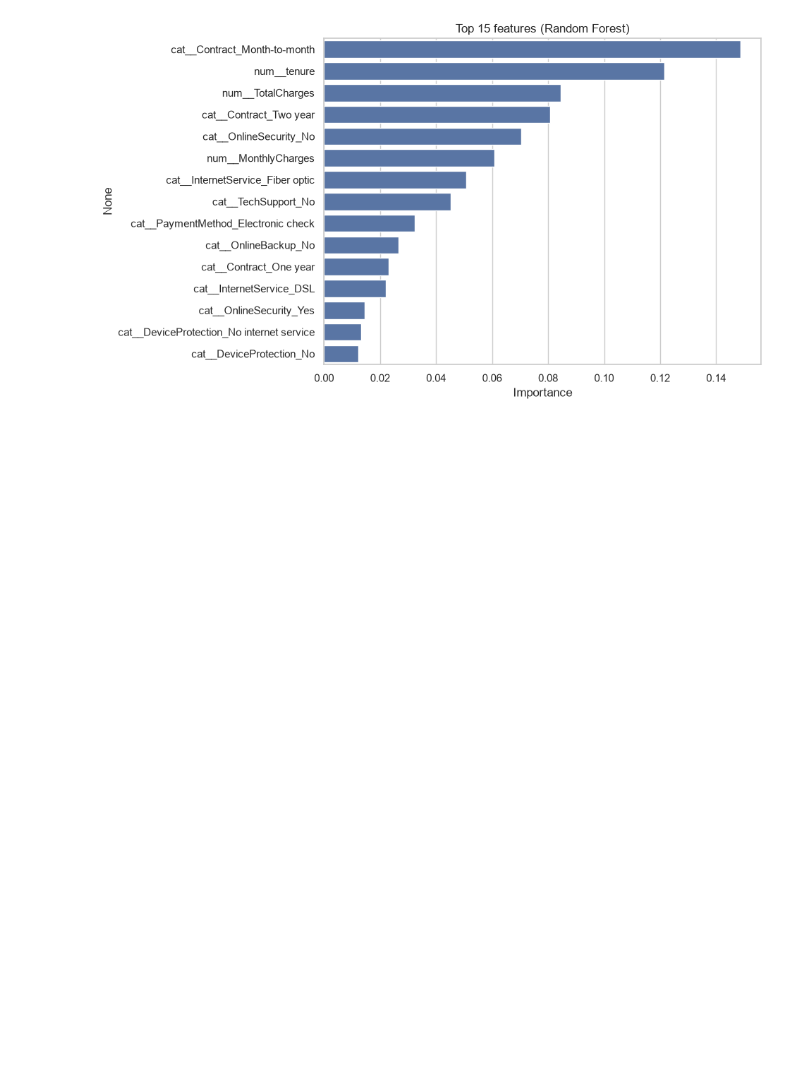
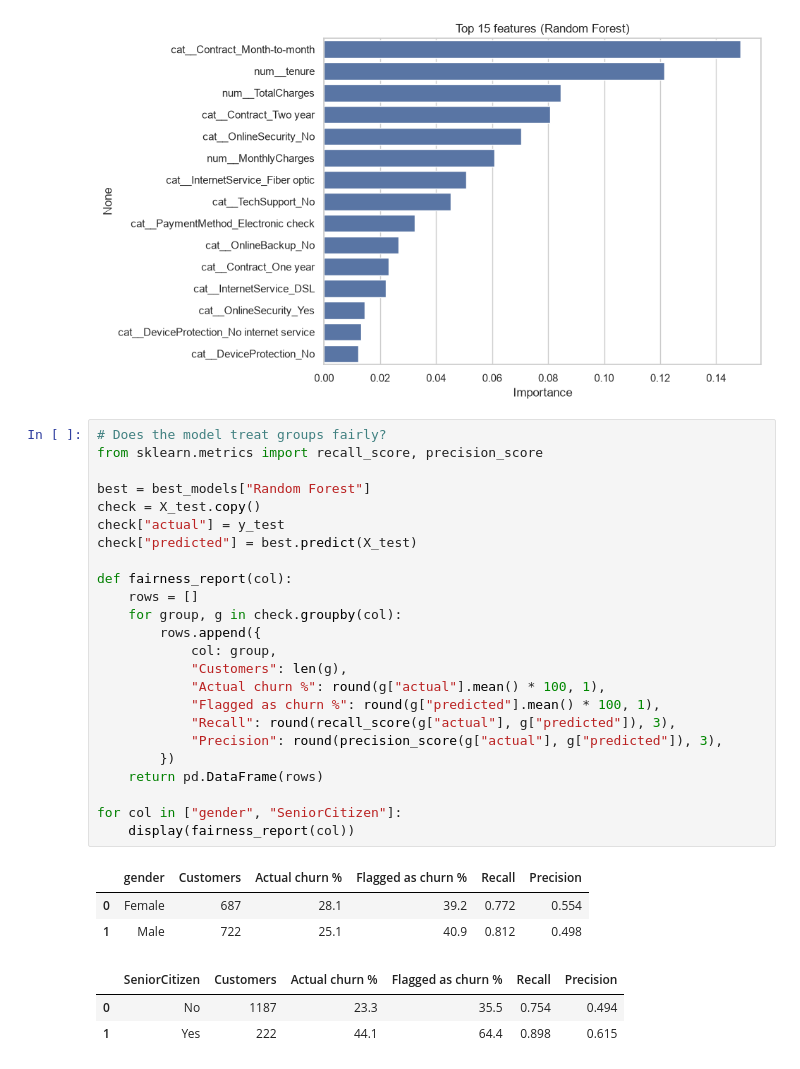
Before and after one commit to YJaruban/CW, a Jupyter notebook: churn.ipynb, the cells around one changed output. Drawn from its saved outputs; the diff is of its cells as text; blank space fills up the shorter version.

Commit message:
Add fairness checks for ethics section

```diff
--- a/churn.ipynb
+++ b/churn.ipynb
@@ -326,3 +326,34 @@ plt.savefig("figures/07_feature_importance.png", dpi=150, bbox_inches="tight")
 plt.show()
 # %% [output]
 [figure]
+# %%
+# Does the model treat groups fairly?
+from sklearn.metrics import recall_score, precision_score
+
+best = best_models["Random Forest"]
+check = X_test.copy()
+check["actual"] = y_test
+check["predicted"] = best.predict(X_test)
+
+def fairness_report(col):
+    rows = []
+    for group, g in check.groupby(col):
+        rows.append({
+            col: group,
+            "Customers": len(g),
+            "Actual churn %": round(g["actual"].mean() * 100, 1),
+            "Flagged as churn %": round(g["predicted"].mean() * 100, 1),
+            "Recall": round(recall_score(g["actual"], g["predicted"]), 3),
+            "Precision": round(precision_score(g["actual"], g["predicted"]), 3),
+        })
+    return pd.DataFrame(rows)
+
+for col in ["gender", "SeniorCitizen"]:
+    display(fairness_report(col))
+# %% [output]
+|  | gender | Customers | Actual churn % | Flagged as churn % | Recall | Precision |
+| 0 | Female | 687 | 28.1 | 39.2 | 0.772 | 0.554 |
+| 1 | Male | 722 | 25.1 | 40.9 | 0.812 | 0.498 |
+|  | SeniorCitizen | Customers | Actual churn % | Flagged as churn % | Recall | Precision |
+| 0 | No | 1187 | 23.3 | 35.5 | 0.754 | 0.494 |
+| 1 | Yes | 222 | 44.1 | 64.4 | 0.898 | 0.615 |
```
Also changed, not shown: parts of 1 cell of this notebook.
